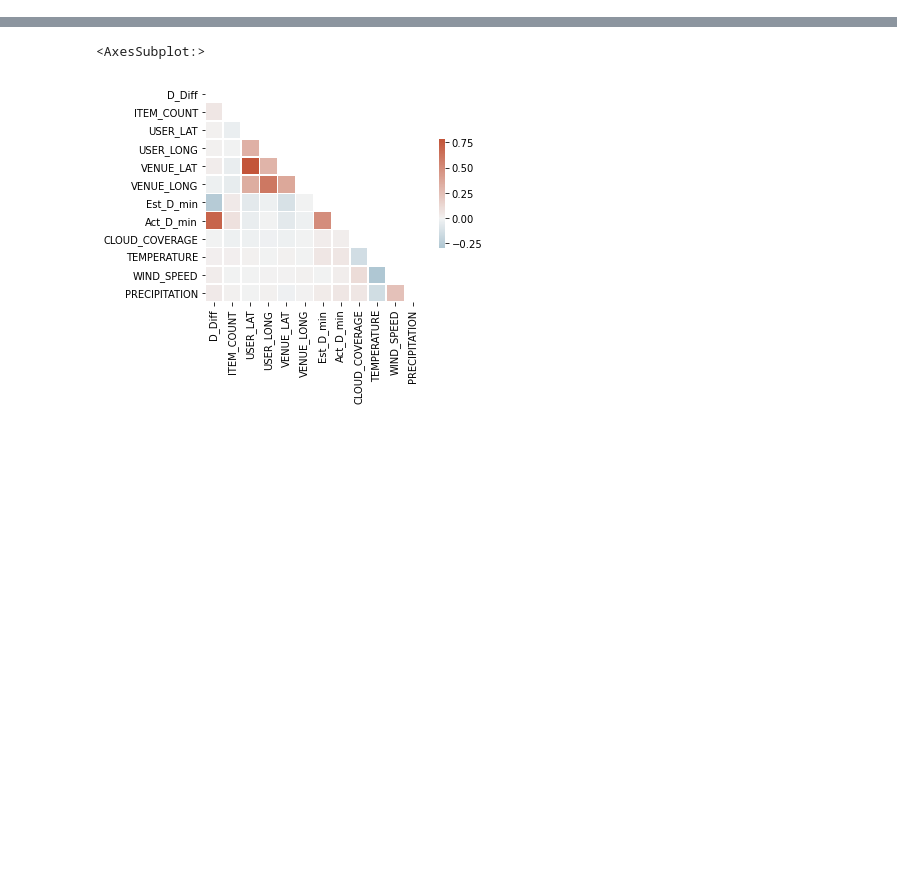
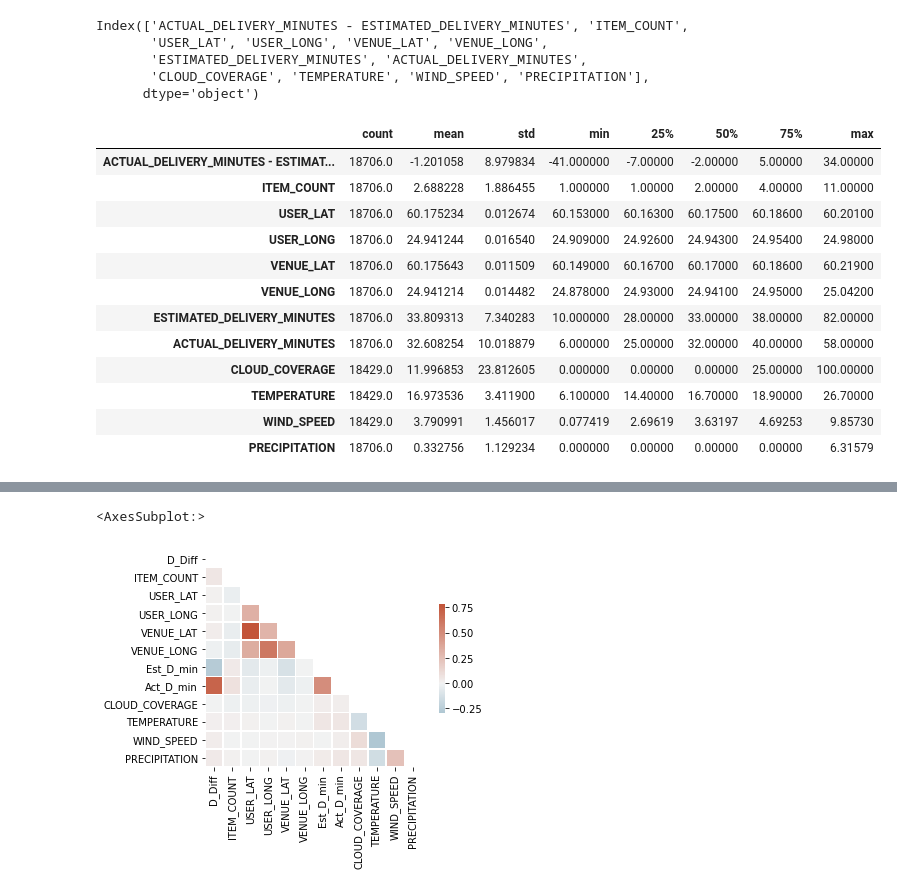
Before and after one commit to dmuiruri/woltorders, a Jupyter notebook: WoltProject.ipynb, the cells around one changed output, grey strips where cells are left out. Saved outputs shown, nothing was run; the diff lists cells and outputs as text; code cells hidden in the pictures; blank space fills up the shorter version.

Commit message:
Added data introduction

```diff
--- a/WoltProject.ipynb
+++ b/WoltProject.ipynb
@@ -7,6 +7,33 @@ import matplotlib.pyplot as plt
 # get data
 data = pd.read_csv('./data/orders_autumn_2020.csv')
 data.set_index('TIMESTAMP', inplace=True)
+# %%
+# Original data
+data.columns
+# %% [output]
+Index(['ACTUAL_DELIVERY_MINUTES - ESTIMATED_DELIVERY_MINUTES', 'ITEM_COUNT',
+       'USER_LAT', 'USER_LONG', 'VENUE_LAT', 'VENUE_LONG',
+       'ESTIMATED_DELIVERY_MINUTES', 'ACTUAL_DELIVERY_MINUTES',
+       'CLOUD_COVERAGE', 'TEMPERATURE', 'WIND_SPEED', 'PRECIPITATION'],
+      dtype='object')
+# %%
+orig_data_desc = data.describe().T
+orig_data_desc
+# orig_data_desc.to_csv('docs/assets/tables/orig_data_stats.csv')
+# %% [output]
+|  | count | mean | std | min | 25% | 50% | 75% | max |
+| ACTUAL_DELIVERY_MINUTES - ESTIMAT... | 18706.0 | -1.201058 | 8.979834 | -41.000000 | -7.00000 | -2.00000 | 5.00000 | 34.00000 |
+| ITEM_COUNT | 18706.0 | 2.688228 | 1.886455 | 1.000000 | 1.00000 | 2.00000 | 4.00000 | 11.00000 |
+| USER_LAT | 18706.0 | 60.175234 | 0.012674 | 60.153000 | 60.16300 | 60.17500 | 60.18600 | 60.20100 |
+| USER_LONG | 18706.0 | 24.941244 | 0.016540 | 24.909000 | 24.92600 | 24.94300 | 24.95400 | 24.98000 |
+| VENUE_LAT | 18706.0 | 60.175643 | 0.011509 | 60.149000 | 60.16700 | 60.17000 | 60.18600 | 60.21900 |
+| VENUE_LONG | 18706.0 | 24.941214 | 0.014482 | 24.878000 | 24.93000 | 24.94100 | 24.95000 | 25.04200 |
+| ESTIMATED_DELIVERY_MINUTES | 18706.0 | 33.809313 | 7.340283 | 10.000000 | 28.00000 | 33.00000 | 38.00000 | 82.00000 |
+| ACTUAL_DELIVERY_MINUTES | 18706.0 | 32.608254 | 10.018879 | 6.000000 | 25.00000 | 32.00000 | 40.00000 | 58.00000 |
+| CLOUD_COVERAGE | 18429.0 | 11.996853 | 23.812605 | 0.000000 | 0.00000 | 0.00000 | 25.00000 | 100.00000 |
+| TEMPERATURE | 18429.0 | 16.973536 | 3.411900 | 6.100000 | 14.40000 | 16.70000 | 18.90000 | 26.70000 |
+| WIND_SPEED | 18429.0 | 3.790991 | 1.456017 | 0.077419 | 2.69619 | 3.63197 | 4.69253 | 9.85730 |
+| PRECIPITATION | 18706.0 | 0.332756 | 1.129234 | 0.000000 | 0.00000 | 0.00000 | 0.00000 | 6.31579 |
 # %%
 #data.columns
 data.rename(columns={'ACTUAL_DELIVERY_MINUTES - ESTIMATED_DELIVERY_MINUTES':'D_Diff',
```
Also changed, not shown: parts of 1 cell of this notebook, 4 other files.
